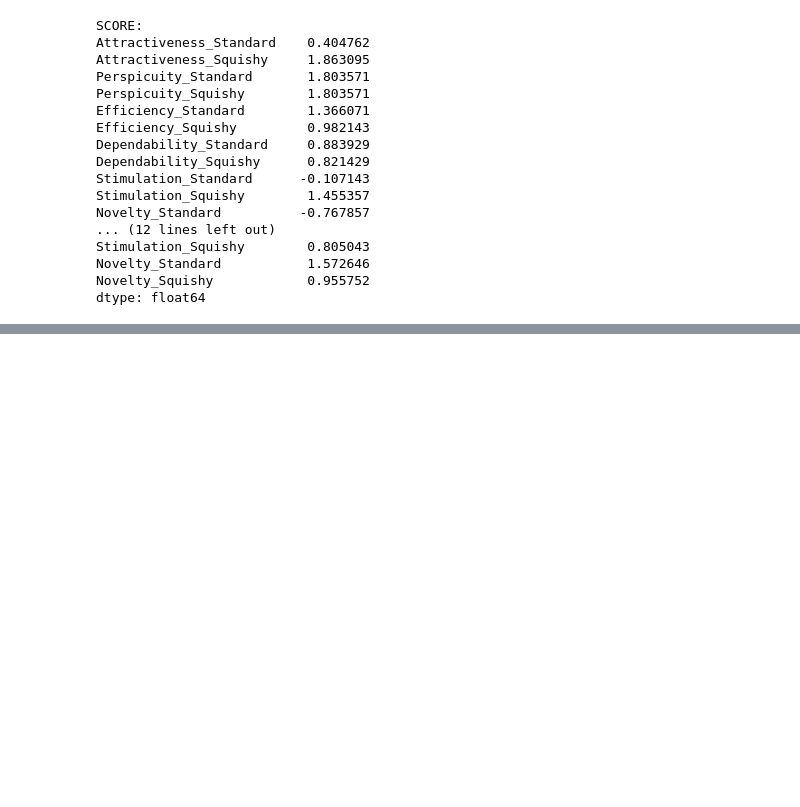
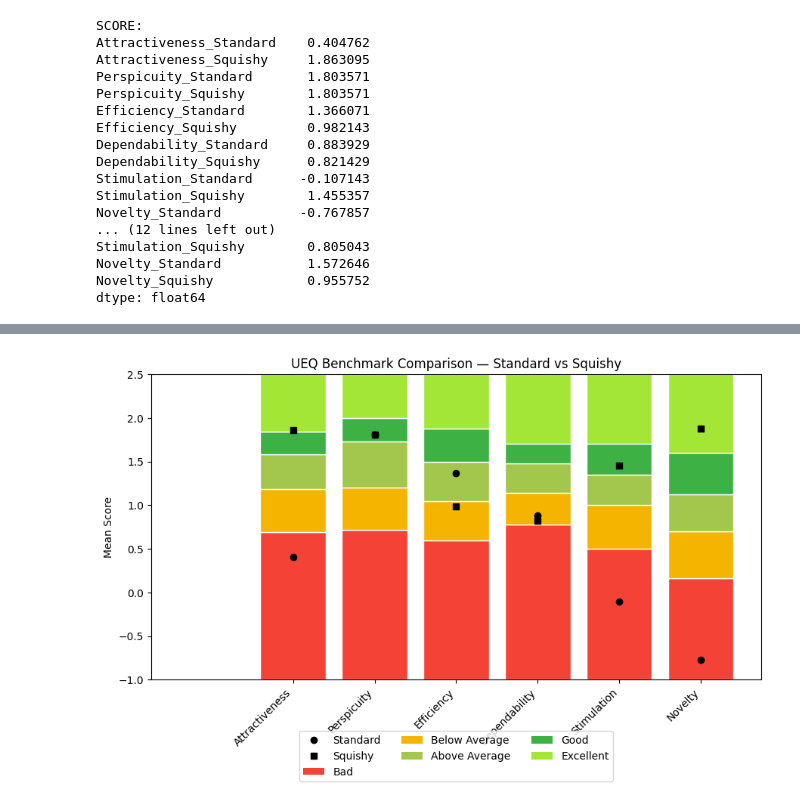
Before and after one commit to Phlipinator/Squishy-Data-Analysis, a Jupyter notebook: UEQ_MeanOverTasks.ipynb, the cells around one changed output, grey strips where cells are left out. Drawn from its saved outputs; the diff is of its cells as text; code cells hidden in the pictures; blank space fills up the shorter version.

Commit message:
UEQ graph work in progress

```diff
--- a/UEQ_MeanOverTasks.ipynb
+++ b/UEQ_MeanOverTasks.ipynb
@@ -209,0 +205,67 @@ Who made an error?
+# %%
+means = {
+    "Attractiveness": [df_scores["Attractiveness_Standard"].mean(),
+                       df_scores["Attractiveness_Squishy"].mean()],
+    "Perspicuity": [df_scores["Perspicuity_Standard"].mean(),
+                    df_scores["Perspicuity_Squishy"].mean()],
+    "Efficiency": [df_scores["Efficiency_Standard"].mean(),
+                   df_scores["Efficiency_Squishy"].mean()],
+    "Dependability": [df_scores["Dependability_Standard"].mean(),
+                      df_scores["Dependability_Squishy"].mean()],
+    "Stimulation": [df_scores["Stimulation_Standard"].mean(),
+                    df_scores["Stimulation_Squishy"].mean()],
+    "Novelty": [df_scores["Novelty_Standard"].mean(),
+                df_scores["Novelty_Squishy"].mean()]
+}
+
+df_means = pd.DataFrame(means, index=["Standard", "Squishy"]).T
+
+benchmark_bounds = {
+    "Attractiveness": [0.69, 1.18, 1.58, 1.84, 2.5],
+    "Perspicuity": [0.72, 1.2, 1.73, 2.0, 2.5 ],
+    "Efficiency": [0.6, 1.05, 1.5, 1.88, 2.5],
+    "Dependability": [0.78, 1.14, 1.48, 1.7, 2.5],
+    "Stimulation": [0.5, 1.0, 1.35, 1.7, 2.5],
+    "Novelty": [0.16, 0.7, 1.12, 1.6, 2.5],
+}
+
+colors = ["#F44336", "#F4B400", "#A3C64C", "#3DB143", "#A3E635"]
+labels = ["Bad", "Below Average", "Above Average", "Good", "Excellent"]
+
+
+fig, ax = plt.subplots(figsize=(9, 6))
+x_positions = np.arange(len(df_means.index))
+width = 0.8  # width of each bar
+
+for i, scale in enumerate(df_means.index):
+    bounds = [-1] + benchmark_bounds[scale]  # include lower limit -1
+    for j in range(len(labels)):
+        height = bounds[j+1] - bounds[j]
+        ax.bar(i, height, width=width, bottom=bounds[j],
+               color=colors[j], edgecolor="white")
+
+    # Overlay Standard (circle) and Squishy (square)
+    ax.plot(i, df_means.loc[scale, "Standard"], "ko", label="Standard" if i == 0 else "")
+    ax.plot(i, df_means.loc[scale, "Squishy"], "ks", label="Squishy" if i == 0 else "")
+
+# --- Formatting ---
+ax.set_xticks(x_positions)
+ax.set_xticklabels(df_means.index, rotation=45, ha="right")
+ax.set_ylabel("Mean Score")
+ax.set_ylim(-1, 2.5)
+ax.set_title("UEQ Benchmark Comparison — Standard vs Squishy")
+
+# --- Legend for categories and conditions ---
+for j, cat in enumerate(labels):
+    ax.bar(-1, 0, color=colors[j], label=cat)
+
+handles, labels = ax.get_legend_handles_labels()
+# Remove duplicates (since categories and conditions both have bars/markers)
+unique = dict(zip(labels, handles))
+ax.legend(unique.values(), unique.keys(),
+          ncol=3, bbox_to_anchor=(0.5, -0.15), loc="upper center")
+
+plt.tight_layout()
+plt.show()
+# %% [output]
+[figure, added]
```
Also changed, not shown: parts of 1 cell of this notebook.
